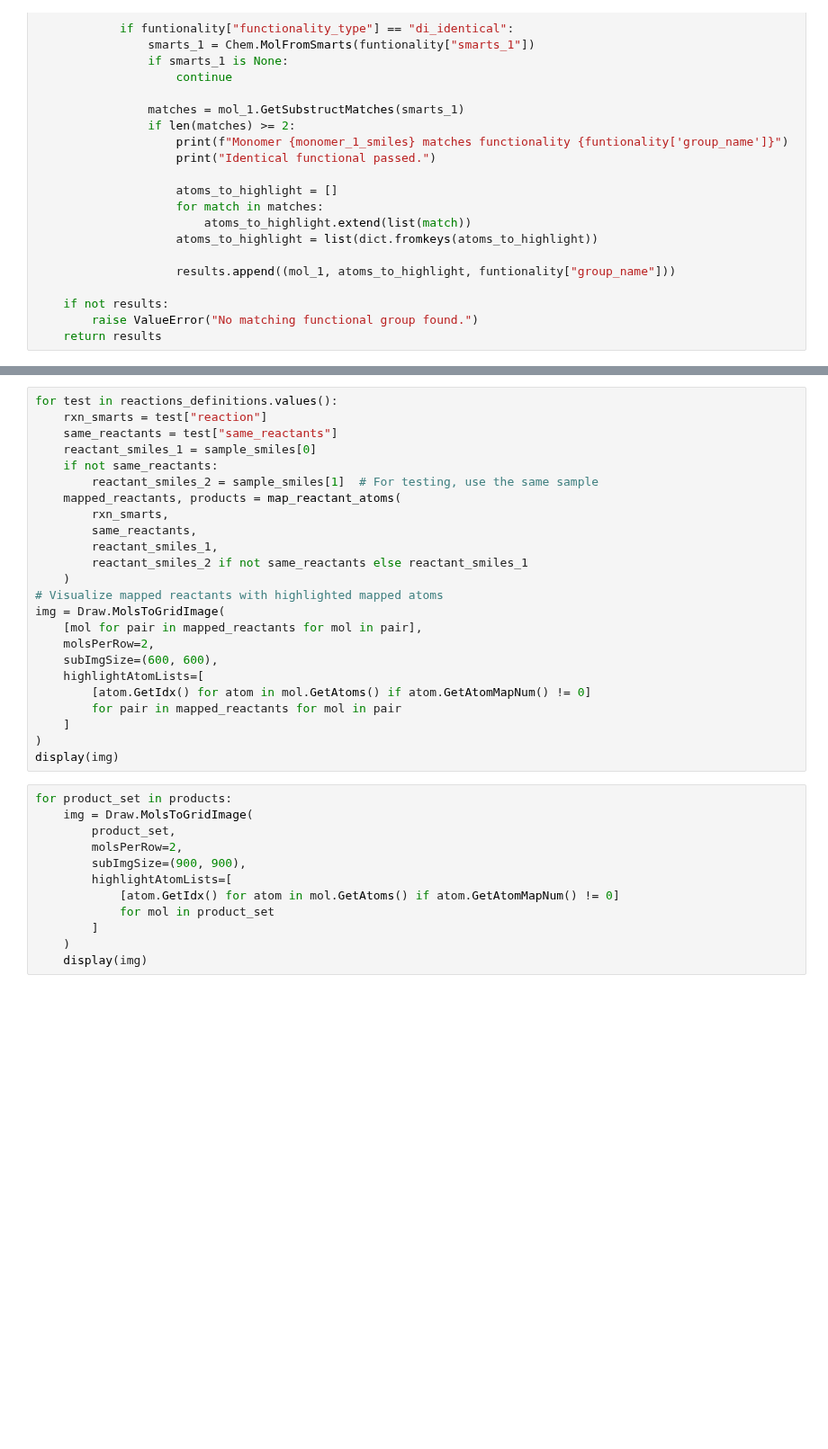
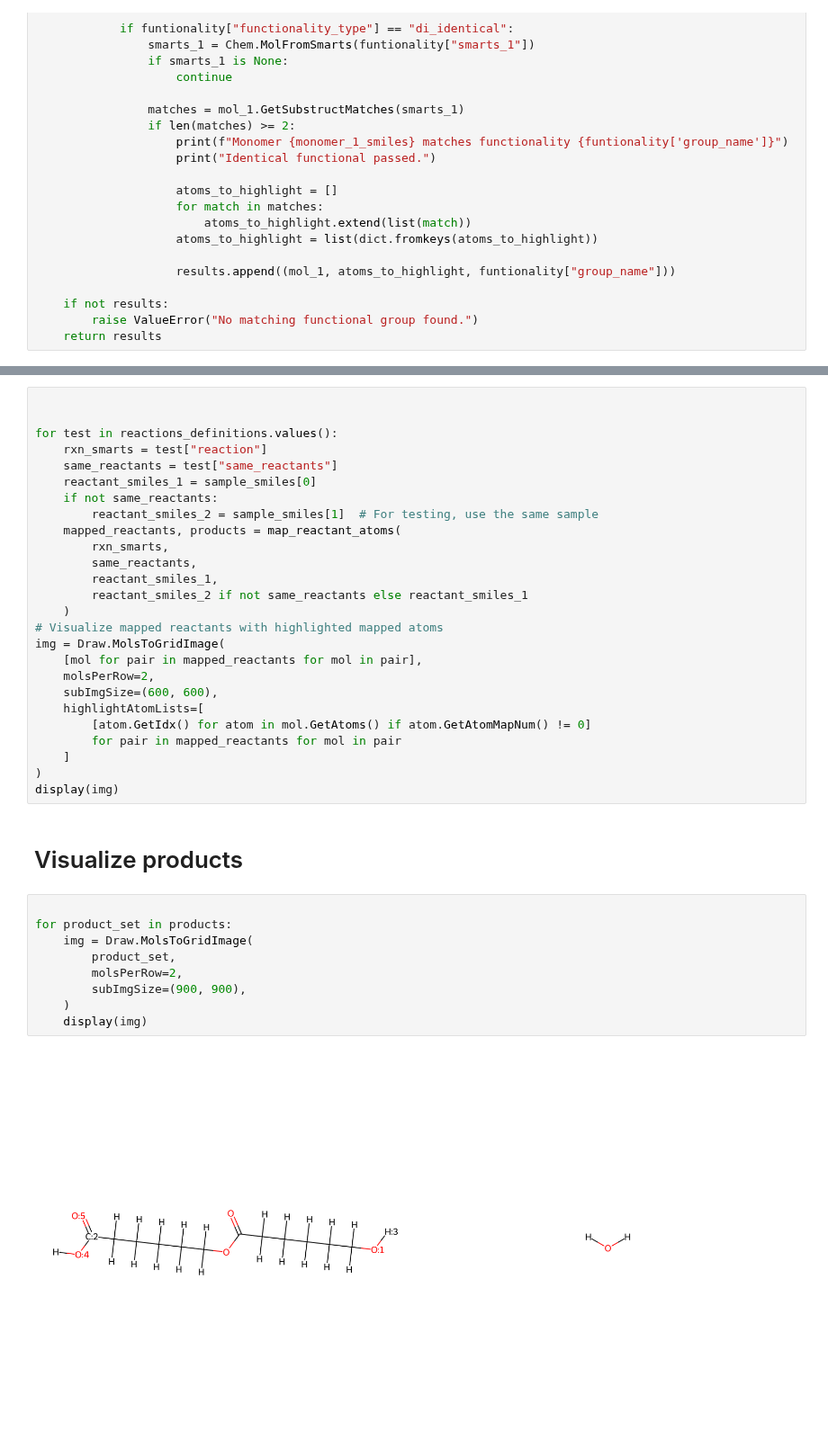
Before and after one commit to NanoCIPHER-Lab/AutoREACTER-LibraryValidator, a Jupyter notebook: tester.ipynb, the cells around one changed output, grey strips where cells are left out. Shown at 90% size. Cells and saved outputs as stored; diff of their text form; blank space fills up the shorter version.

```diff
--- a/tester.ipynb
+++ b/tester.ipynb
@@ -389,4 +415,6 @@ def map_reactant_atoms(rxn_smarts, same_reactants, reactant_smiles_1, reactant_s
 # %%
+
+
 for test in reactions_definitions.values():
     rxn_smarts = test["reaction"]
     same_reactants = test["same_reactants"]
@@ -410,15 +438,16 @@ img = Draw.MolsToGridImage(
     ]
 )
 display(img)
+# %% [markdown]
+# Visualize products
 # %%
+
 for product_set in products:
     img = Draw.MolsToGridImage(
         product_set,
         molsPerRow=2,
         subImgSize=(900, 900),
-        highlightAtomLists=[
-            [atom.GetIdx() for atom in mol.GetAtoms() if atom.GetAtomMapNum() != 0]
-            for mol in product_set
-        ]
     )
     display(img)
+# %% [output]
+[figure, added]
```
Also changed, not shown: parts of 17 cells of this notebook.
